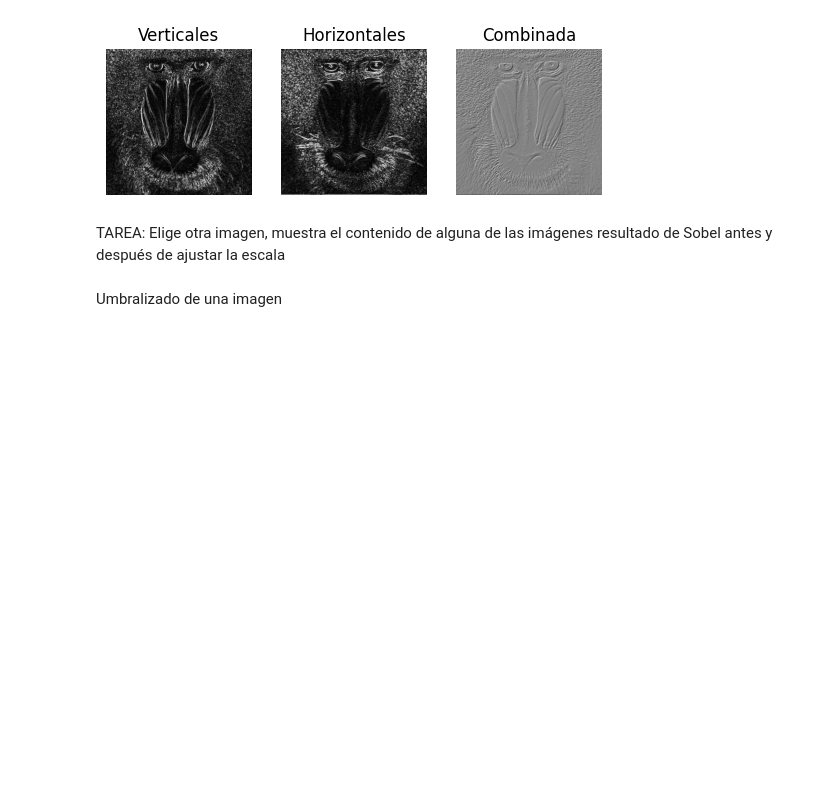
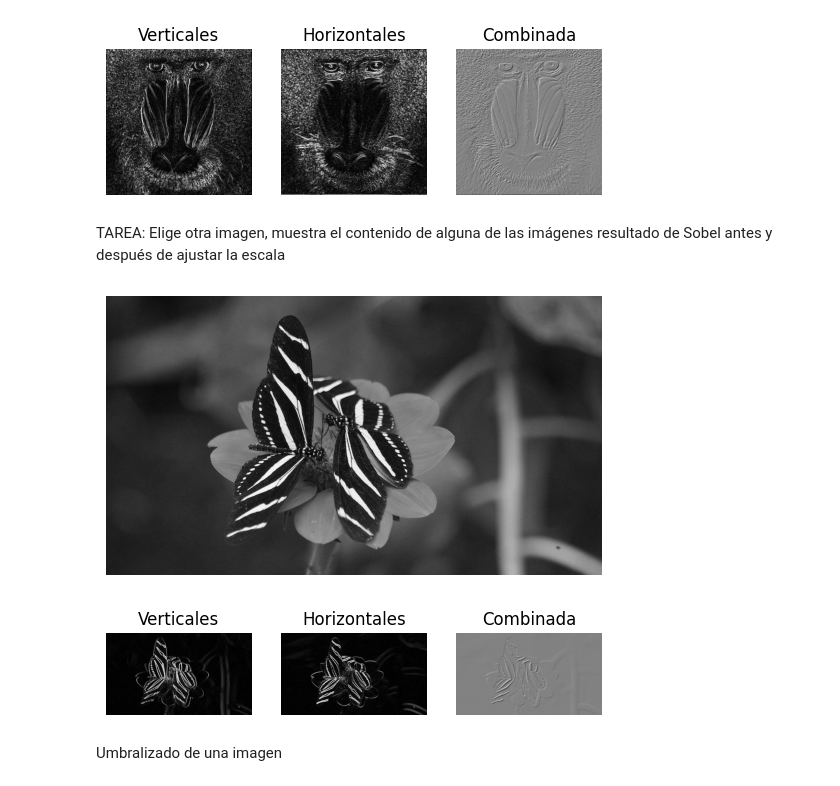
Before and after one commit to VC-ulpgc-JRP-y-SGR/p2-vc, a Jupyter notebook: VC_P2.ipynb, the cells around one changed output. Drawn from its saved outputs; the diff is of its cells as text; code cells hidden in the pictures; blank space fills up the shorter version.

```diff
--- a/VC_P2.ipynb
+++ b/VC_P2.ipynb
@@ -180,6 +161,54 @@ plt.show()
 [figure]
 # %% [markdown]
 TAREA: Elige otra imagen, muestra el contenido de alguna de las imágenes resultado de Sobel antes y después de ajustar la escala
+# %%
+# Lee imagen de archivo
+img_m = cv2.imread('mariposa.jpg')
+# Conversión a grises de la original en BGR
+gris_m = cv2.cvtColor(img_m, cv2.COLOR_BGR2GRAY)
+
+plt.figure()
+plt.axis("off")
+plt.imshow(gris_m, cmap='gray')
+plt.show()
+
+# Gaussiana para suavizar la imagen original
+ggris_m = cv2.GaussianBlur(gris_m, (3, 3), 0)
+
+#Calcula en ambas direcciones (horizontal y vertical)
+sobelx_m = cv2.Sobel(ggris_m, cv2.CV_64F, 1, 0)  # x
+sobely_m = cv2.Sobel(ggris_m, cv2.CV_64F, 0, 1)  # y
+#Combina ambos resultados
+sobel_m = cv2.add(sobelx_m, sobely_m)
+
+#Muestra ambos resultados
+plt.figure()
+plt.subplot(1, 3, 1)
+plt.axis("off")
+plt.title('Verticales')
+#Verticales
+#Para visualizar convierte a escala manejable en una imagen de grises
+plt.imshow(cv2.convertScaleAbs(sobelx_m), cmap='gray')
+#plt.imshow(sobelx, cmap='gray') #Sin convertir escala
+
+plt.subplot(1, 3, 2)
+plt.axis("off")
+plt.title('Horizontales')
+#Horizontales
+#Para visualizar convierte a escala manejable en una imagen de grises
+plt.imshow(cv2.convertScaleAbs(sobely_m), cmap='gray')
+#plt.imshow(sobelx, cmap='gray') #Sin convertir escala
+
+plt.subplot(1, 3, 3)
+plt.axis("off")
+plt.title('Combinada')
+#Para visualizar convierte a escala manejable en una imagen de grises
+#plt.imshow(cv2.convertScaleAbs(sobel), cmap='gray')
+plt.imshow(sobel_m, cmap='gray') #Sin convertir escala
+plt.show()
+# %% [output]
+[figure, added]
+[figure, added]
 # %% [markdown]
 Umbralizado de una imagen
 # %%
```
Also changed, not shown: parts of 2 cells of this notebook, 1 other file.
